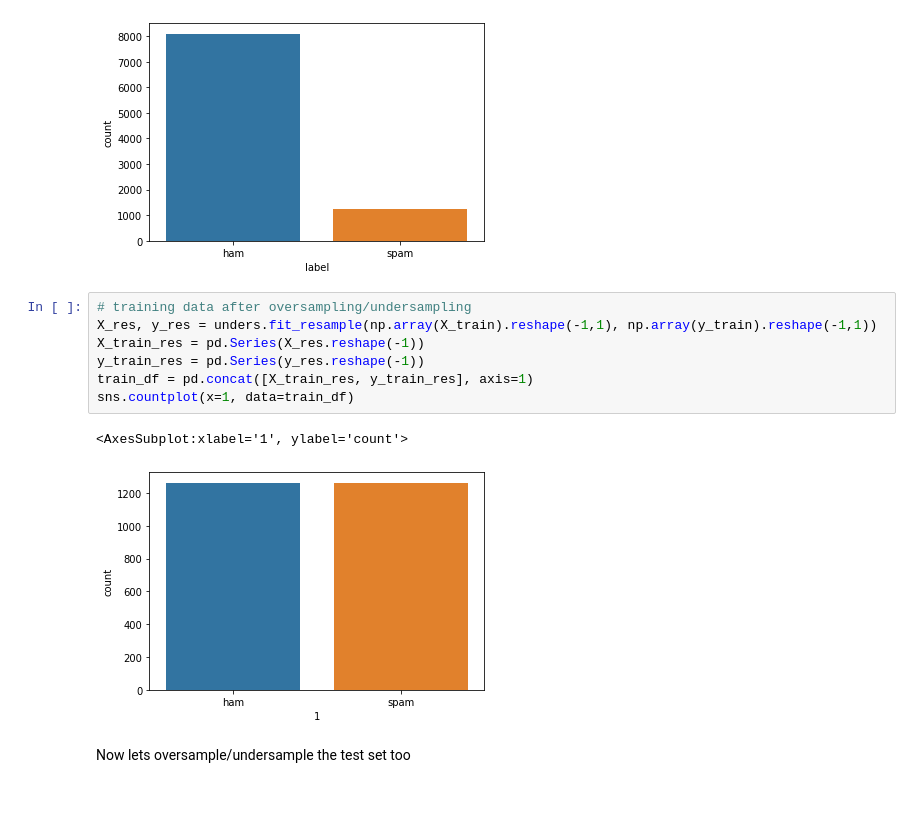
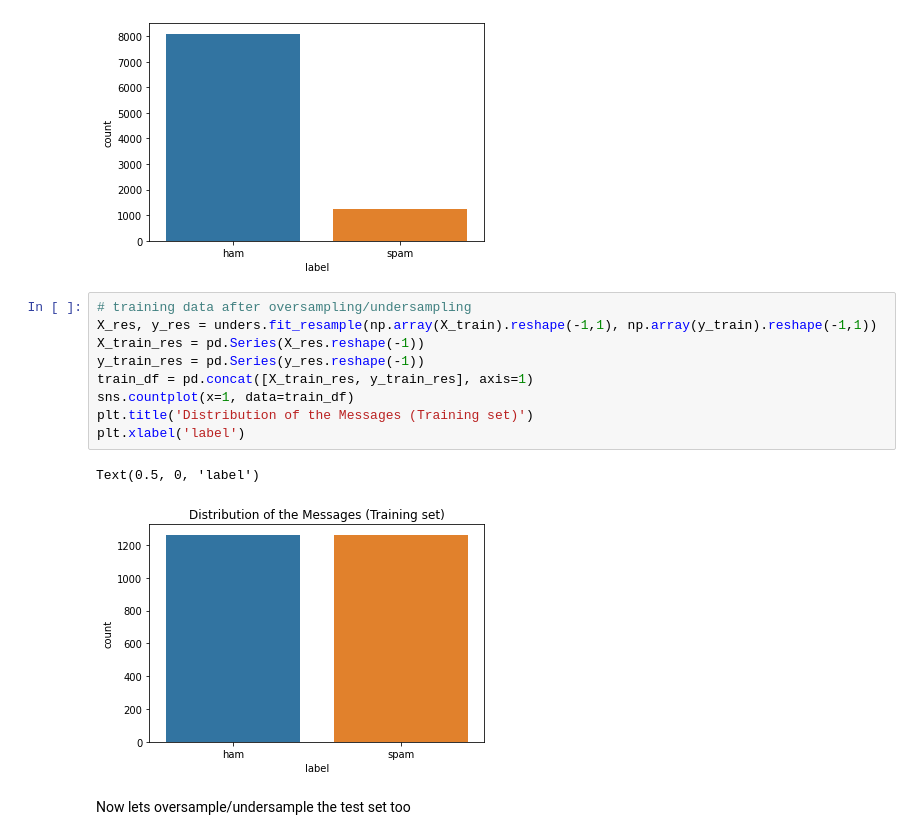
Before and after one commit to SWE-Ahmed/spam-ham-model, a Jupyter notebook: model/spam_ham_model.ipynb, the cells around one changed output. Drawn from its saved outputs; the diff is of its cells as text; blank space fills up the shorter version.

```diff
--- a/model/spam_ham_model.ipynb
+++ b/model/spam_ham_model.ipynb
@@ -243,13 +243,15 @@ sns.countplot(x='label', data=train_df)
 # %%
 # training data after oversampling/undersampling
 X_res, y_res = unders.fit_resample(np.array(X_train).reshape(-1,1), np.array(y_train).reshape(-1,1))
 X_train_res = pd.Series(X_res.reshape(-1))
 y_train_res = pd.Series(y_res.reshape(-1))
 train_df = pd.concat([X_train_res, y_train_res], axis=1)
 sns.countplot(x=1, data=train_df)
+plt.title('Distribution of the Messages (Training set)')
+plt.xlabel('label')
 # %% [output]
-<AxesSubplot:xlabel='1', ylabel='count'>
+Text(0.5, 0, 'label')
-[figure, old version]
+[figure, new version]
 # %% [markdown]
 Now lets oversample/undersample the test set too
 # %%
```
Also changed, not shown: parts of 20 cells of this notebook, 2 other files.
